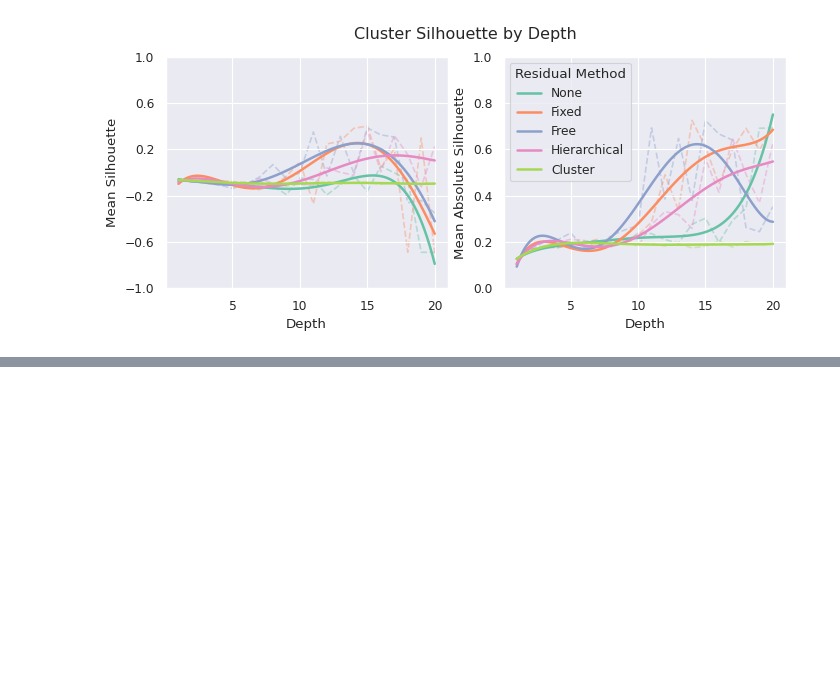
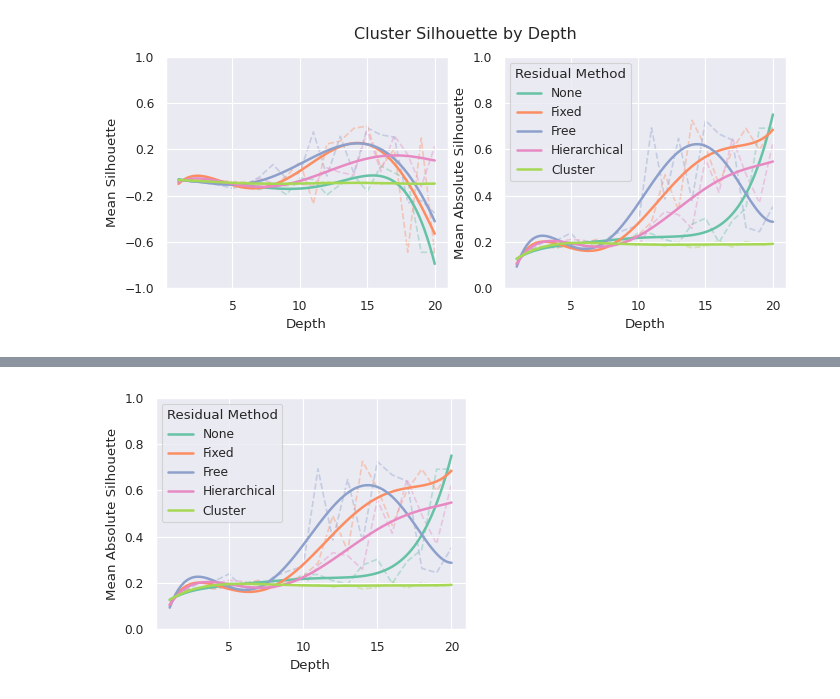
Before and after one commit to BenPrie/semantic-oversmoothing, a Jupyter notebook: convergence.ipynb, the cells around one changed output, grey strips where cells are left out. Saved outputs shown, nothing was run; the diff lists cells and outputs as text; code cells hidden in the pictures; blank space fills up the shorter version.

```diff
--- a/convergence.ipynb
+++ b/convergence.ipynb
@@ -834,0 +874,15 @@ fig.savefig('./figures/convergence/silhouette-by-depth.pdf', bbox_inches='tight'
+# %%
+sns.set_style('darkgrid')
+fig, ax = plt.subplots(1, 1, figsize=(4, 3), sharex='all')
+colours = sns.color_palette('Set2', n_colors=5)
+
+[sns.regplot(data=silhouette_stats[silhouette_stats['Residual'] == residual_method], x='Depth', y='Mean Absolute Silhouette', ax=ax, color=colours[i], scatter=False, order=5, ci=None, label=residual_method) for i, residual_method in enumerate(silhouette_stats['Residual'].unique())]
+sns.lineplot(data=silhouette_stats, x='Depth', y='Mean Absolute Silhouette', hue='Residual', ax=ax, linestyle='--', alpha=.4, zorder=-1)
+ax.legend(silhouette_stats['Residual'].unique(), title='Residual Method')
+
+ax.set_yticks(np.arange(.0, 1.1, step=.2))
+#ax.set_title('Cluster Silhouette by Depth')
+
+fig.savefig('./figures/convergence/mean-silhouette-by-depth.pdf', bbox_inches='tight')
+# %% [output]
+[figure, added]
```
Also changed, not shown: parts of 10 cells of this notebook, 1 other file.
